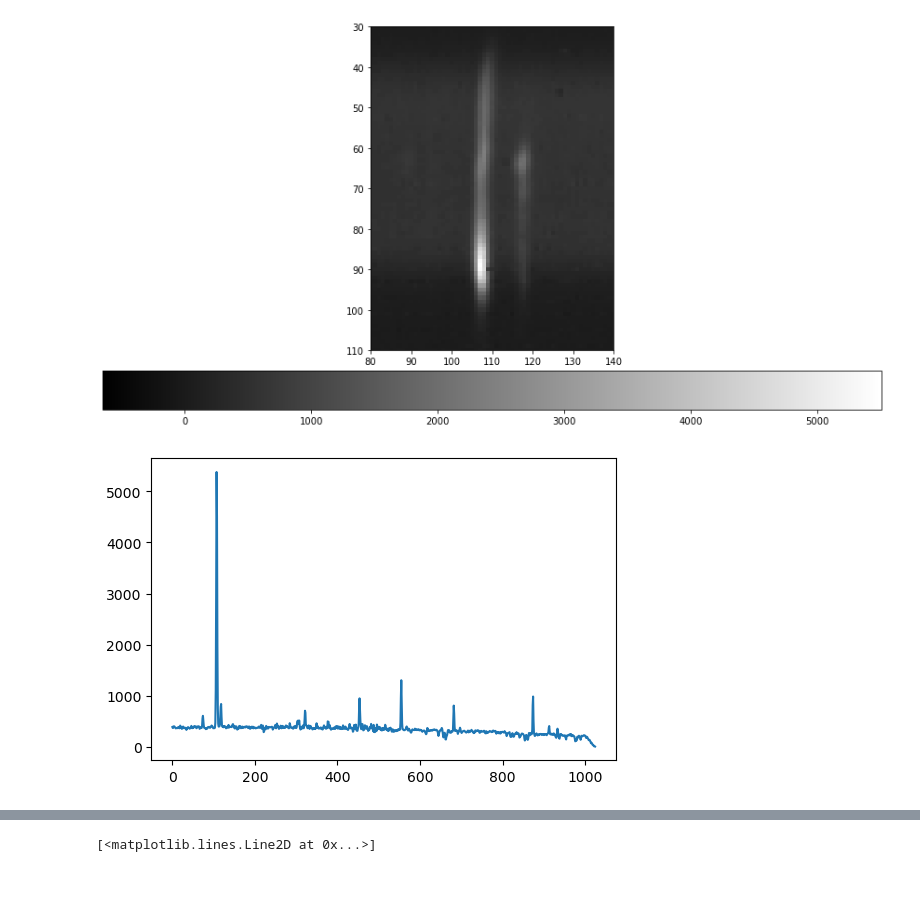
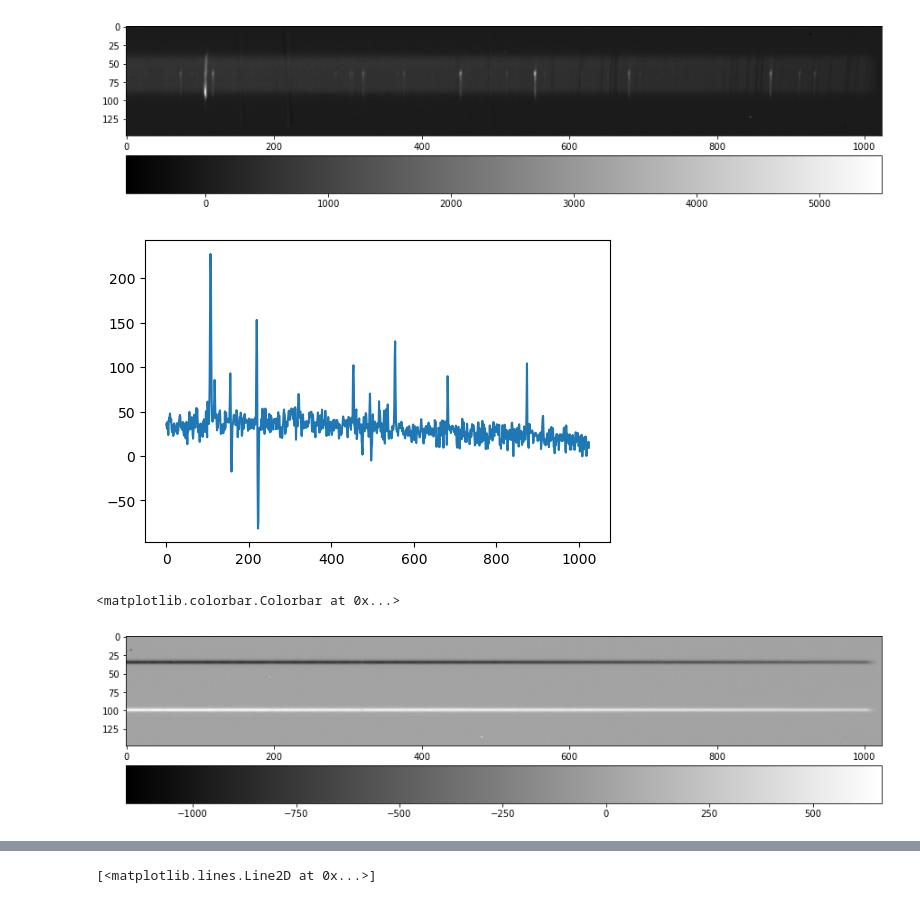
Before and after one commit to ruoyanwangdr/Dynamics-of-Jovian-Infrared-Auroral-Ionosphere-and-Thermosphere, a Jupyter notebook: h3p.ipynb, the cells around one changed output, grey strips where cells are left out. Cells and saved outputs as stored; diff of their text form; code cells hidden in the pictures.

```diff
--- a/h3p.ipynb
+++ b/h3p.ipynb
@@ -34,38 +34,47 @@ data53 = nirspec7_data_array[31] # object
 
 
 # object 60 to 103
 data60 = nirspec7_data_array[38]
 
 # remove sky background
 sky_subtracted = nirspec7_data_array[39] - data51
 
 # show reduced fits
 plt.figure(figsize=(15,8))
 plt.imshow(sky_subtracted, cmap='gist_gray')
-plt.xlim(80,140)
-plt.ylim(110,30)
+#plt.xlim(80,140)
+#plt.ylim(110,100)
 plt.colorbar(orientation='horizontal', pad=0.05)
 
 # load waverange
 waverange = fits.open(filepath + 'waverange.fits', ignore_missing_end=True)[0].data
 
 # plot cropped slit
 pixel = np.linspace(0, 1024, 1024)
-selected_slit = sky_subtracted[88]
+selected_slit = sky_subtracted[104]
 plt.figure(dpi=100)
 plt.plot(pixel, selected_slit)
 #plt.xlim(550,560)
 
 # select certain waverange/pixel
 #index = np.where((waverange>2.1216) & (waverange<2.12197))
 index = np.where((pixel>90)*(pixel<140))
 
 # plot slit with selected waverange/pixel
 #plt.figure()
 #plt.plot(pixel[index], selected_slit[index],'.')
 # %% [output]
-[figure, old version]
+[figure, new version]
-[figure, old version]
+[figure, new version]
+# %%
+plt.figure(figsize=(15,8))
+plt.imshow(nirspec7_data_array[105-22] - nirspec7_data_array[104-22], cmap='gist_gray')
+#plt.xlim(80,140)
+#plt.ylim(110,100)
+plt.colorbar(orientation='horizontal', pad=0.05)
+# %% [output]
+<matplotlib.colorbar.Colorbar at 0x...>
+[figure, added]
 # %%
 def normalize(data):
     return (data - np.min(data)) / (np.max(data) - np.min(data))
```
Also changed, not shown: parts of 3 cells of this notebook.
